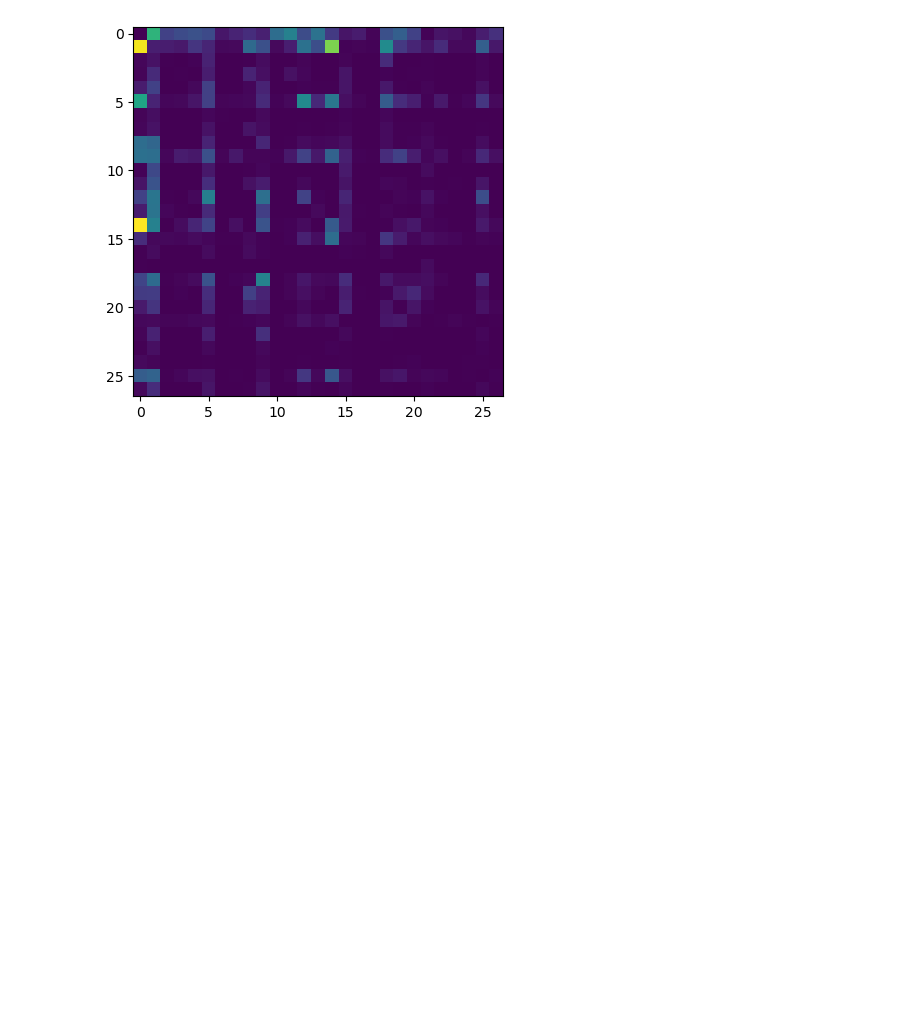
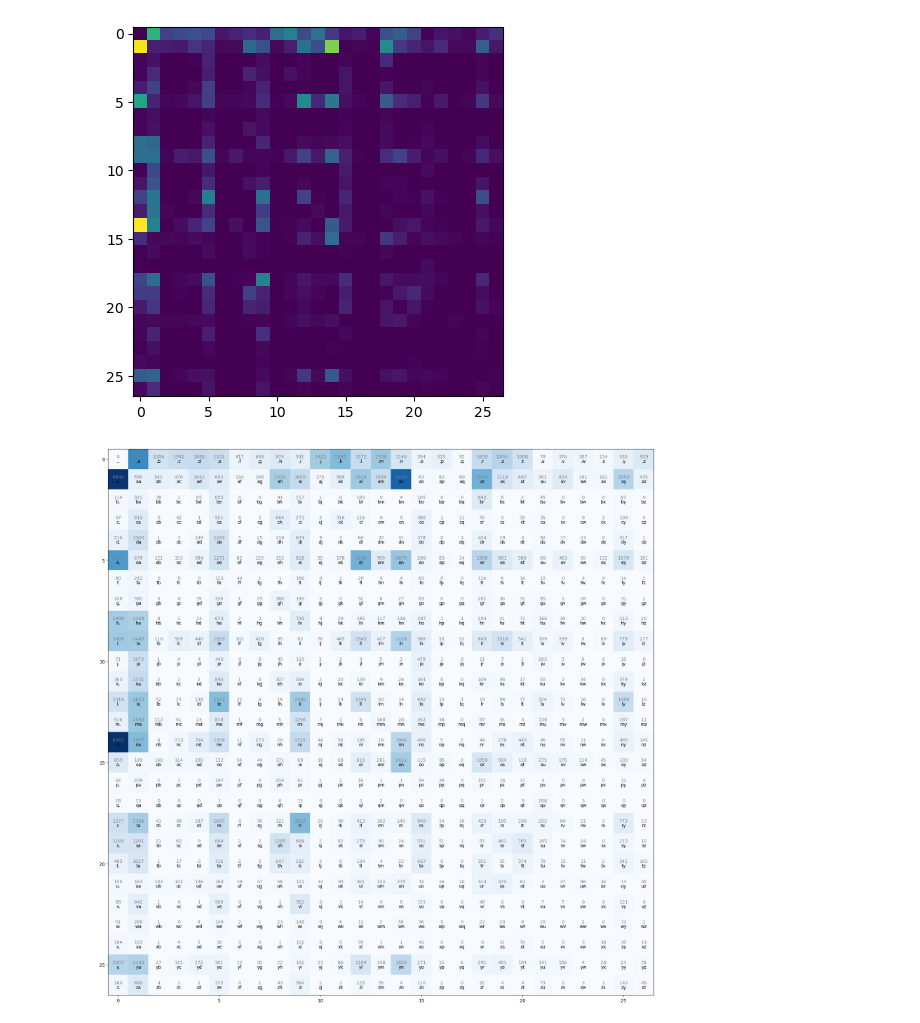
Before and after one commit to rkv-freelancer/course-nlp--tutorial, a Jupyter notebook: creating-nlp-model.ipynb, the cells around one changed output. Drawn from its saved outputs; the diff is of its cells as text; code cells hidden in the pictures; blank space fills up the shorter version.

```diff
--- a/creating-nlp-model.ipynb
+++ b/creating-nlp-model.ipynb
@@ -147,3 +148,17 @@ plt.imshow(count_table)
 <class 'torch.Tensor'>
 <matplotlib.image.AxesImage at 0x...>
 [figure]
+# %%
+plt.figure(figsize=(22, 22))
+plt.imshow(count_table, cmap='Blues')
+
+# i, j are the row and column indices of the matrix
+for i in range(len(char_vocab)):
+    for j in range(len(char_vocab)):
+        # j: columns (x-axis)
+        # i: rows (y-axis)
+        # text() function is used to add text to the axes at the specified location.
+        plt.text(j, i, int(count_table[i, j]), ha='center', va='bottom', color='gray')
+        plt.text(j, i, f"{itochar[i]}{itochar[j]}", ha='center', va='top', color='black')
+# %% [output]
+[figure, added]
```
Also changed, not shown: parts of 10 cells of this notebook, 3 other files.
